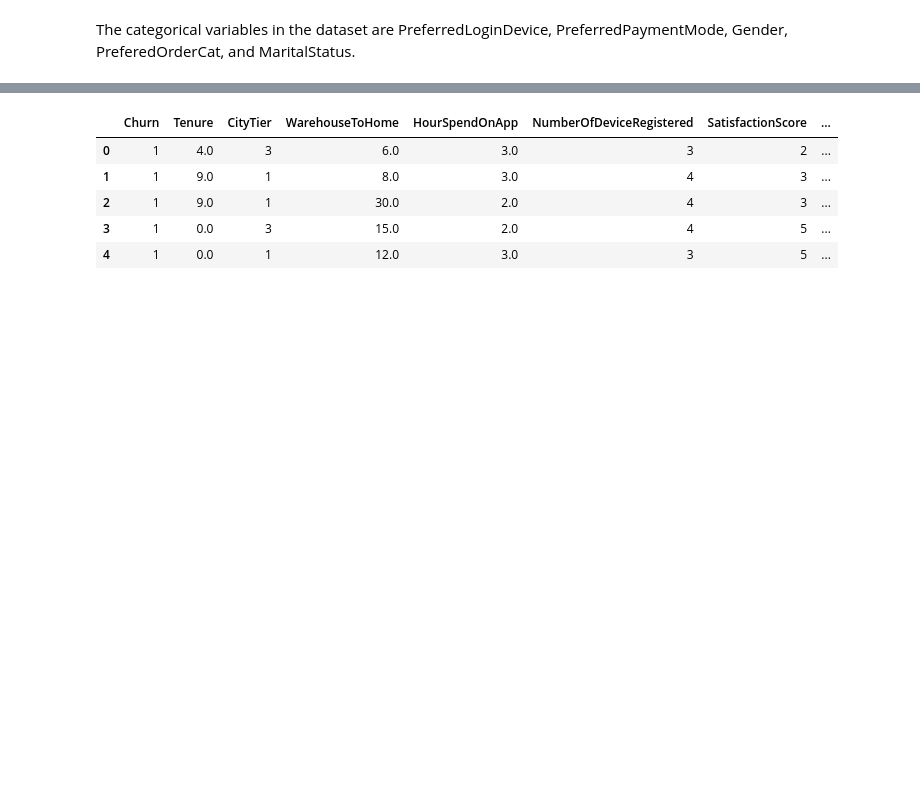
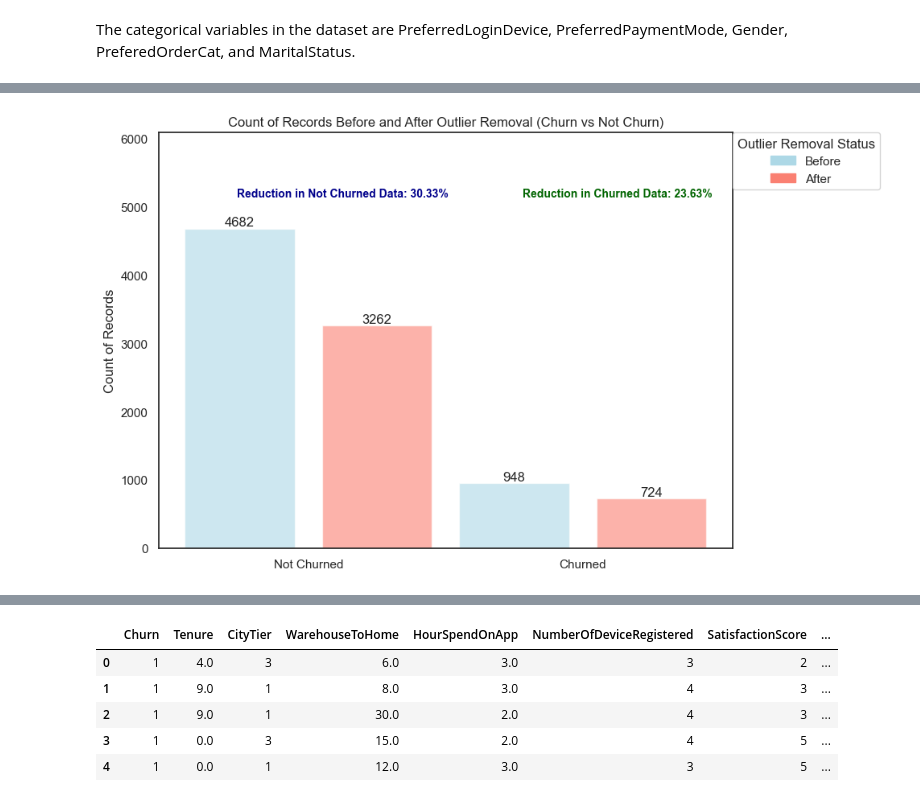
Before and after one commit to aktrikx/mp_cp_ak, a Jupyter notebook: churn_prediction.ipynb, the cells around one changed output, grey strips where cells are left out. Saved outputs shown, nothing was run; the diff lists cells and outputs as text; code cells hidden in the pictures; blank space fills up the shorter version.

```diff
--- a/churn_prediction.ipynb
+++ b/churn_prediction.ipynb
@@ -315,0 +388,15 @@ The categorical variables in the dataset are PreferredLoginDevice, PreferredPaym
+# %%
+# Count the number of outliers for each numerical column
+outlier_counts = {}
+
+for column in numerical_columns:
+    lower_bound, upper_bound = outlier_bounds[column]
+    # Count the number of outliers
+    count_outliers = df[(df[column] < lower_bound) | (df[column] > upper_bound)].shape[0]
+    outlier_counts[column] = count_outliers
+
+# Create a DataFrame to display the count of outliers
+outlier_count_df = pd.DataFrame(list(outlier_counts.items()), columns=['Column', 'Outlier Count'])
+
+# Display the outlier counts
+outlier_count_df = outlier_count_df.sort_values(by = 'Outlier Count',ascending = False)
@@ -315,0 +431,67 @@ The categorical variables in the dataset are PreferredLoginDevice, PreferredPaym
+# %%
+from matplotlib.patches import Patch
+
+# Counts before outlier removal
+count_before_churn0 = df[df['Churn'] == 0].shape[0]
+count_before_churn1 = df[df['Churn'] == 1].shape[0]
+
+# Assuming df_cleaned is the DataFrame after outlier removal
+count_after_churn0 = df_cleaned[df_cleaned['Churn'] == 0].shape[0]
+count_after_churn1 = df_cleaned[df_cleaned['Churn'] == 1].shape[0]
+
+# Calculate percentage reductions
+percentage_reduction_churn0 = ((count_before_churn0 - count_after_churn0) / count_before_churn0) * 100
+percentage_reduction_churn1 = ((count_before_churn1 - count_after_churn1) / count_before_churn1) * 100
+
+# Prepare data for plotting
+data = {
+    'Condition': ['Not Churned', 'Not Churned', 'Churned', 'Churned'],
+    'Status': ['Before', 'After', 'Before', 'After'],
+    'Count': [count_before_churn0, count_after_churn0, count_before_churn1, count_after_churn1]
+}
+
+# Create a DataFrame for the data
+reduction_df = pd.DataFrame(data)
+
+# Define colors: one for 'Before' and another for 'After'
+colors = {'Before': 'lightblue', 'After': 'salmon'}
+
+# Plotting
+plt.figure(figsize=(10, 6))
+bars = plt.bar(reduction_df['Condition'] + " (" + reduction_df['Status'] + ")",
+               reduction_df['Count'],
+               color=[colors[status] for status in reduction_df['Status']],
+               alpha=0.6)
+
+# Annotate counts on the bars
+for bar in bars:
+    yval = bar.get_height()
+    plt.text(bar.get_x() + bar.get_width() / 2, yval + 2, f'{yval}', ha='center', va='bottom')
+
+# Add percentage reduction text for not churned data
+plt.text(0.75, max(reduction_df['Count']) * 1.1,
+         f'Reduction in Not Churned Data: {percentage_reduction_churn0:.2f}%',
+         ha='center', fontsize=10, fontweight='bold', color='darkblue')
+
+# Add percentage reduction text for churned data
+plt.text(2.75, max(reduction_df['Count']) * 1.1,
+         f'Reduction in Churned Data: {percentage_reduction_churn1:.2f}%',
+         ha='center', fontsize=10, fontweight='bold', color='darkgreen')
+
+# Add legend for 'Before' and 'After'
+legend_patches = [Patch(color='lightblue', label='Before'),
+                  Patch(color='salmon', label='After')]
+plt.legend(handles=legend_patches, title='Outlier Removal Status',
+           loc='upper left', bbox_to_anchor=(1, 1), borderaxespad=0)
+
+# Customize the plot
+plt.title('Count of Records Before and After Outlier Removal (Churn vs Not Churn)')
+plt.ylabel('Count of Records')
+plt.ylim(0, max(reduction_df['Count']) * 1.3)  # Adjust y-limit for more space
+plt.xticks([0.5, 2.5], ['Not Churned', 'Churned'])  # Set the x-tick positions to only show 'Not Churned' and 'Churned'
+plt.tight_layout()
+
+# Show the plot
+plt.show()
+# %% [output]
+[figure, added]
```
Also changed, not shown: parts of 25 cells of this notebook, 1 other file.
